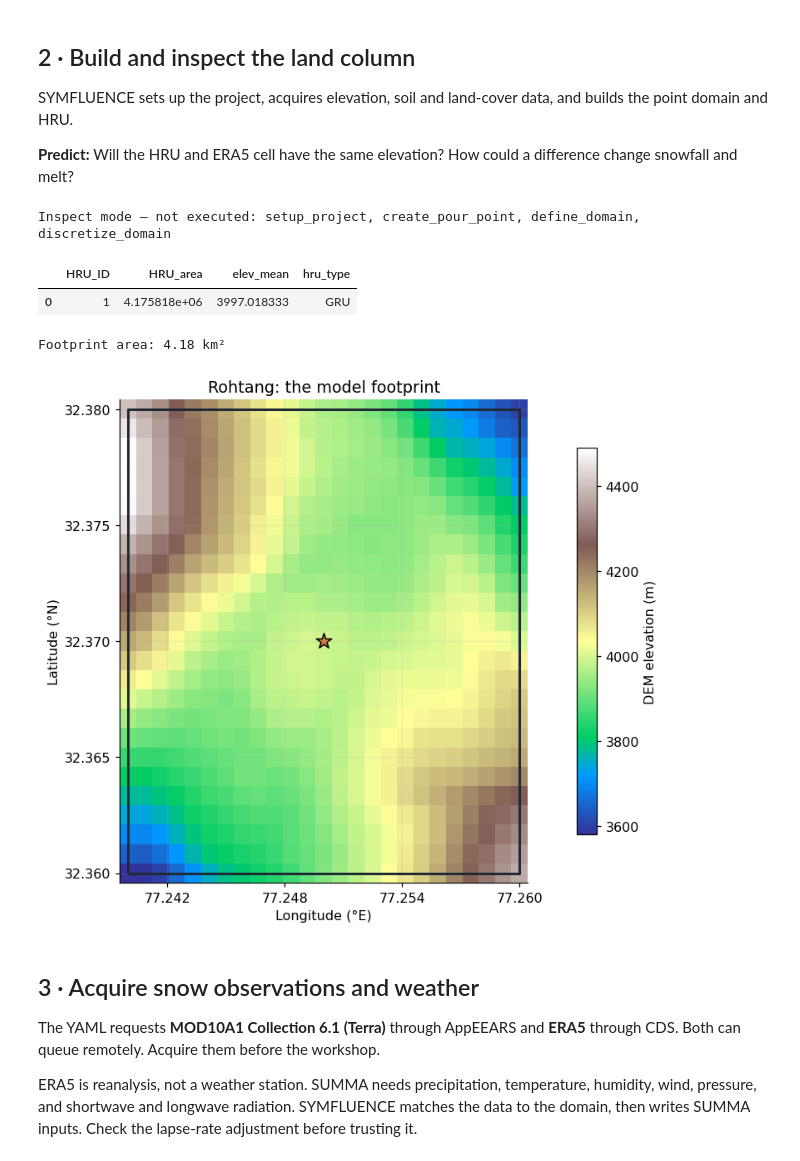
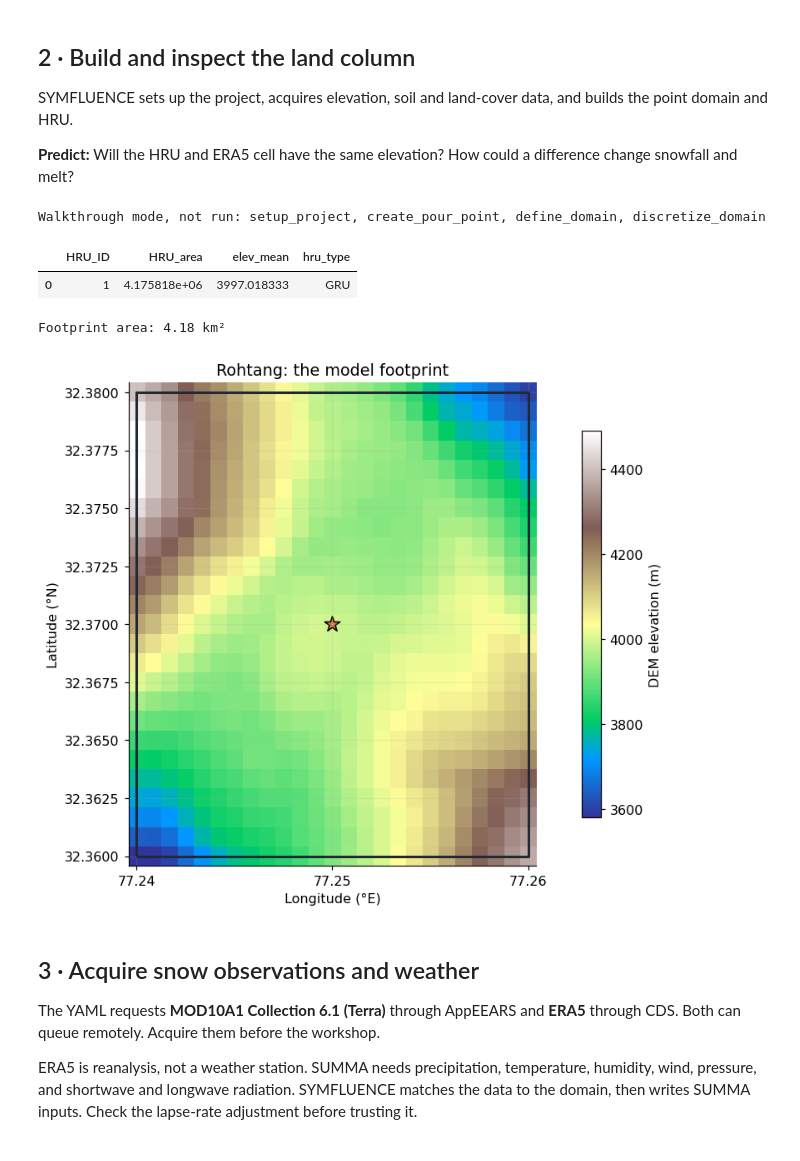
Before and after one commit to symfluence-org/SYMFLUENCE, a Jupyter notebook: examples/04_workshop_notebooks/04d_intelligent_rivers_snow.ipynb, the cells around one changed output. Drawn from its saved outputs; the diff is of its cells as text; code cells hidden in the pictures.

```diff
--- a/examples/04_workshop_notebooks/04d_intelligent_rivers_snow.ipynb
+++ b/examples/04_workshop_notebooks/04d_intelligent_rivers_snow.ipynb
@@ -231,53 +198,33 @@ SYMFLUENCE sets up the project, acquires elevation, soil and land-cover data, an
 run_stage(["setup_project", "create_pour_point", "acquire_attributes",
            "define_domain", "discretize_domain"])
 
-basin_file = project / "shapefiles" / "river_basins" / f"{config.domain.name}_riverBasins_point.shp"
-hru_file = (project / "shapefiles" / "catchment" / "point" / experiment
-            / f"{config.domain.name}_HRUs_{config.domain.discretization}.shp")
-dem_file = (resolve_data_subdir(project, "attributes") / "elevation" / "dem"
-            / f"domain_{config.domain.name}_elv.tif")
-basin = gpd.read_file(basin_file).to_crs(4326) if basin_file.exists() else None
-hrus = gpd.read_file(hru_file) if hru_file.exists() else None
-if hrus is not None:
-    if len(hrus) != 1:
-        raise ValueError("This lesson expects one HRU; define spatial weights before using multiple HRUs.")
-    fields = [k for k in ["HRU_ID", "HRU_area", "elev_mean", "hru_type"] if k in hrus]
-    display(hrus[fields])
-    area_km2 = hrus.to_crs(hrus.estimate_utm_crs()).area.sum() / 1e6
-    print(f"Footprint area: {area_km2:.2f} km²")
-else:
-    unavailable("Run the domain and discretization stages to inspect the HRU.")
+basin = gpd.read_file(project / "shapefiles" / "river_basins" / f"{name}_riverBasins_point.shp").to_crs(4326)
+hrus = gpd.read_file(project / "shapefiles" / "catchment" / "point" / experiment
+                     / f"{name}_HRUs_{config.domain.discretization}.shp")
+display(hrus[["HRU_ID", "HRU_area", "elev_mean", "hru_type"]])
+print(f"Footprint area: {hrus.to_crs(hrus.estimate_utm_crs()).area.sum() / 1e6:.2f} km²")
 # %% [output]
-Inspect mode — not executed: setup_project, create_pour_point, define_domain, discretize_domain
+Walkthrough mode, not run: setup_project, create_pour_point, define_domain, discretize_domain
 |  | HRU_ID | HRU_area | elev_mean | hru_type |
 | 0 | 1 | 4.175818e+06 | 3997.018333 | GRU |
 Footprint area: 4.18 km²
 # %%
-if basin is not None and dem_file.exists():
-    import rasterio
-    from rasterio.plot import show
-    with rasterio.open(dem_file) as dem:
-        fig, ax = plt.subplots(figsize=(9, 6), layout="constrained")
-        terrain = dem.read(1, masked=True)
-        show(terrain, transform=dem.transform, ax=ax, cmap="terrain")
-        basin.to_crs(dem.crs).boundary.plot(ax=ax, color="#202a35", linewidth=2)
-        lat, lon = map(float, config.domain.pour_point_coords.split("/"))
-        point = gpd.GeoSeries(gpd.points_from_xy([lon], [lat]), crs=4326).to_crs(dem.crs)
-        point.plot(ax=ax, marker="*", color=ORANGE, edgecolor="black", markersize=160)
-        fig.colorbar(ax.images[0], ax=ax, label="DEM elevation (m)", shrink=0.8)
-        ax.set(title="Rohtang: the model footprint", xlabel=f"X ({dem.crs})", ylabel=f"Y ({dem.crs})")
-        from matplotlib.ticker import MaxNLocator, FormatStrFormatter
-        ax.xaxis.set_major_locator(MaxNLocator(4))
-        ax.yaxis.set_major_locator(MaxNLocator(5))
-        if dem.crs.is_geographic:
-            ax.set(xlabel="Longitude (°E)", ylabel="Latitude (°N)")
-            ax.xaxis.set_major_formatter(FormatStrFormatter("%.3f"))
-            ax.yaxis.set_major_formatter(FormatStrFormatter("%.3f"))
-        plt.show()
-else:
-    unavailable("The footprint and DEM are needed for the terrain map.")
+import rasterio
+from rasterio.plot import show
+
+lat, lon = map(float, config.domain.pour_point_coords.split("/"))
+with rasterio.open(data_dir / "attributes" / "elevation" / "dem" / f"domain_{name}_elv.tif") as dem:
+    fig, ax = plt.subplots(figsize=(9, 6), layout="constrained")
+    show(dem.read(1, masked=True), transform=dem.transform, ax=ax, cmap="terrain")
+basin.boundary.plot(ax=ax, color="#202a35", linewidth=2)
+ax.scatter(lon, lat, marker="*", color=ORANGE, edgecolor="black", s=160)
+fig.colorbar(ax.images[0], ax=ax, label="DEM elevation (m)", shrink=0.8)
+ax.set(title="Rohtang: the model footprint", xlabel="Longitude (°E)", ylabel="Latitude (°N)")
+ax.ticklabel_format(useOffset=False)
+ax.locator_params(axis="x", nbins=4)
+plt.show()
 # %% [output]
-[figure, old version]
+[figure, new version]
 # %% [markdown]
 ## 3 · Acquire snow observations and weather
 
```
Also changed, not shown: parts of 19 cells of this notebook, 4 other files.
